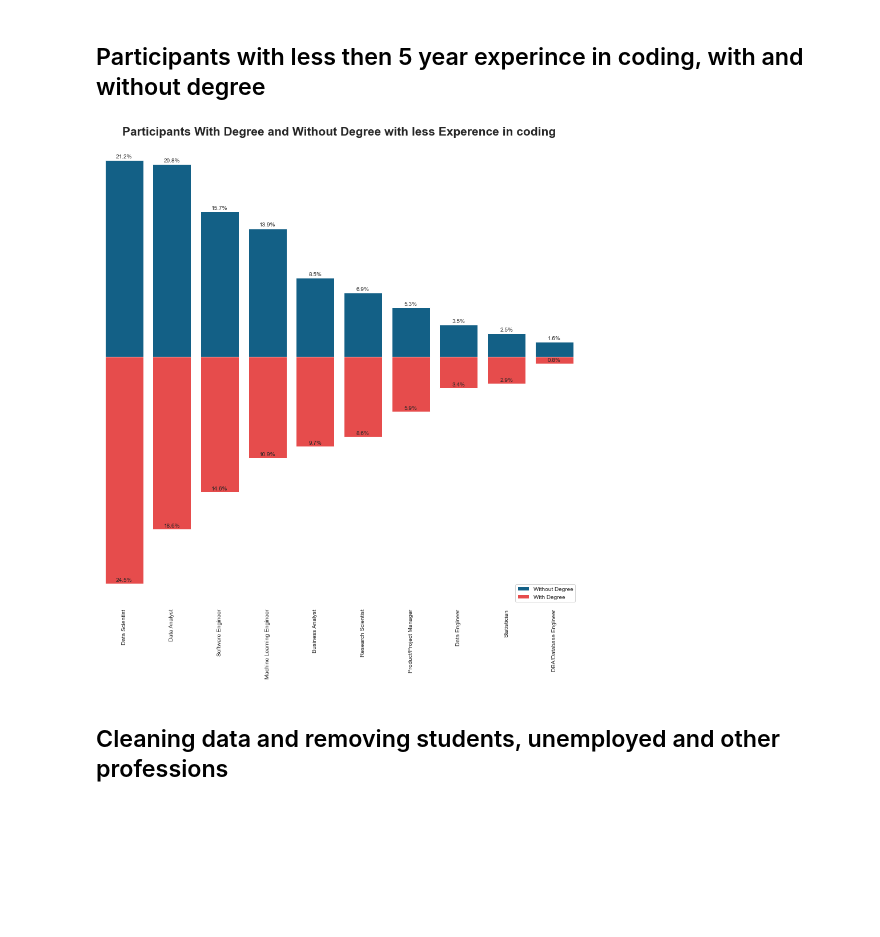
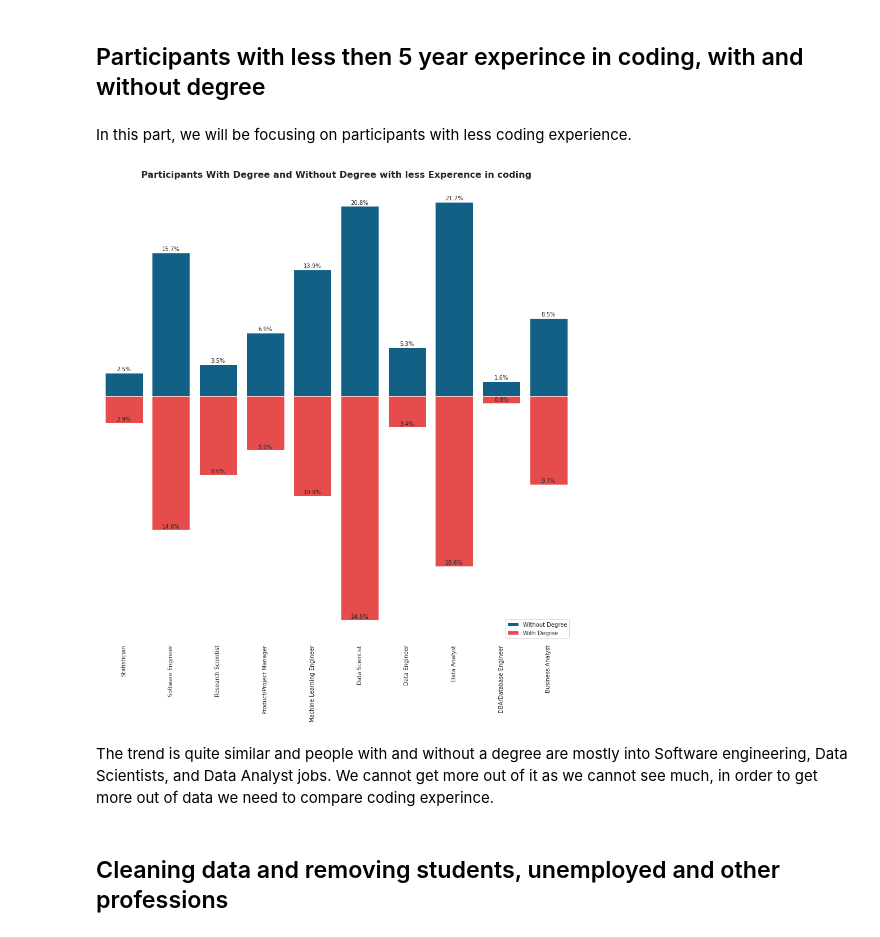
Before and after one commit to kingabzpro/Kaggle-competition-2020, a Jupyter notebook: university-degree-necessary-in-data-science.ipynb, the cells around one changed output. Drawn from its saved outputs; the diff is of its cells as text; code cells hidden in the pictures; blank space fills up the shorter version.

```diff
--- a/university-degree-necessary-in-data-science.ipynb
+++ b/university-degree-necessary-in-data-science.ipynb
@@ -260,14 +291,14 @@ for s in ['top', 'left', 'right', 'bottom']:
 # %%
 fig, ax = plt.subplots(1,1, figsize=(15,6))
 
-XP=Kaggle_NDegree.Q5.value_counts(normalize=True).sort_values(ascending=False).to_frame()
-XP1=Kaggle_WDegree.Q5.value_counts(normalize=True).sort_values(ascending=False).to_frame()
+XP=Kaggle_NDegree.Q5.value_counts(normalize=True).sort_index(ascending=False).to_frame()
+XP1=Kaggle_WDegree.Q5.value_counts(normalize=True).sort_index(ascending=False).to_frame()
 ax=sns.barplot(data=XP,y='Q5',x=XP.index,color="#006699",label='Without Degree')
 ax=sns.barplot(data=-XP1,y='Q5',x=XP1.index,color="#ff3333",label='With Degree')
 
 ax.set_ylabel('')
 ax.set_xlabel('')
-ax.set_title('Participants With Degree and Without Degree',fontsize=21, fontweight='bold')
+ax.set_title('Participants With Degree and Without Degree',fontsize=16, fontweight='bold')
 ax.set_xticklabels(ax.get_xticklabels(),rotation=90)
 for s in ['top', 'left', 'right', 'bottom']:
     ax.spines[s].set_visible(False)
@@ -309,8 +348,8 @@ ax1.set_yticks([]);
 # %%
 fig, ax = plt.subplots(1,1, figsize=(15,5))
-XP=Kaggle_NDegree.Q6.value_counts().sort_values(ascending=False).to_frame()
+XP=Kaggle_NDegree.Q6.value_counts().sort_index(ascending=False).to_frame()
 ax=sns.barplot(data=XP,x=XP.index,y='Q6',palette="mako")
-ax.set_title('Coding Experince',fontsize=21, fontweight='bold')
+ax.set_title('Coding Experince',fontsize=16, fontweight='bold')
 
 ax.set_xlabel('')
 ax.set_ylabel('Number of Particpents',fontsize=21)
@@ -323,4 +362,6 @@ for p in ax.patches:
                    textcoords = 'offset points')
 for s in ['top', 'left', 'right', 'bottom']:
     ax.spines[s].set_visible(False)
+
+ax.set_xticklabels(["I have never written code","<1 years","1-2 years","3-5 years","5-10 years","10-20 years","20+ years"],rotation=90);
 # %% [output]
@@ -327,0 +371,19 @@ for s in ['top', 'left', 'right', 'bottom']:
+# %%
+Y20=Kaggle_NDegree[(Kaggle_NDegree.Q6 == "20+ years")]
+
+fig, ax = plt.subplots(1,1, figsize=(15,6))
+XP=Y20.Q5.value_counts().sort_values(ascending=False).to_frame()
+ax=sns.barplot(data=XP,x=XP.index,y='Q5',palette="mako")
+ax.set_title('Current job with coding experience greater then 20 years',fontsize=16, fontweight='bold')
+
+ax.set_xlabel('Current role')
+ax.set_ylabel('Number of Particpents')
+ax.set_xticklabels(ax.get_xticklabels(),rotation=90)
+for p in ax.patches:
+    ax.annotate(format(p.get_height(), '1.0f'),
+                   (p.get_x() + p.get_width() / 2., p.get_height()),
+                   ha = 'center', va = 'center',
+                   xytext = (0, 9),
+                   textcoords = 'offset points')
+for s in ['top', 'left', 'right', 'bottom']:
+    ax.spines[s].set_visible(False)
@@ -362,14 +432,14 @@ Kaggle1=Kaggle1[(Kaggle1.Q6 != "1-2 years") &
               (Kaggle1.Q6 != "< 1 years") &
               (Kaggle1.Q6 != "3-5 years")&
               (Kaggle1.Q6 != "I have never written code")]
-XP=MostXP1.Q5.value_counts(normalize=True).sort_values(ascending=False).to_frame()
-XP1=Kaggle1.Q5.value_counts(normalize=True).sort_values(ascending=False).to_frame()
+XP=MostXP1.Q5.value_counts(normalize=True).sort_index(ascending=False).to_frame()
+XP1=Kaggle1.Q5.value_counts(normalize=True).sort_index(ascending=False).to_frame()
 ax=sns.barplot(data=XP,y='Q5',x=XP.index,color="#006699",label='Without Degree')
 ax=sns.barplot(data=-XP1,y='Q5',x=XP1.index,color="#ff3333",label='With Degree')
 
 ax.set_ylabel('')
 ax.set_xlabel('')
-ax.set_title('Participants more experience in Coding',fontsize=21, fontweight='bold')
+ax.set_title('Participants more experience in Coding',fontsize=16, fontweight='bold')
 ax.set_xticklabels(ax.get_xticklabels(),rotation=90)
 for s in ['top', 'left', 'right', 'bottom']:
     ax.spines[s].set_visible(False)
@@ -387,41 +459,45 @@ ax.legend(loc='lower right');
 # %% [markdown]
 ## Participants with less then 5 year experince in coding, with and without degree
+# %% [markdown]
+In this part, we will be focusing on participants with less coding experience.
 # %%
 fig, ax = plt.subplots(1,1, figsize=(15,15))
 Kaggle_NXP=Kaggle_NDegree[(Kaggle_NDegree.Q5 != "Student")&(Kaggle_NDegree.Q5 != "Other")&(Kaggle_NDegree.Q5 != "Currently not employed")]
 Kaggle_NXP=Kaggle_NXP[(Kaggle_NXP.Q6 == "1-2 years") |
               (Kaggle_NXP.Q6 == "< 1 years") |
               (Kaggle_NXP.Q6 == "3-5 years")|
               (Kaggle_NXP.Q6 == "I have never written code")]
 
 Kaggle_WXP=Kaggle_WDegree[(Kaggle_WDegree.Q5 != "Student")&(Kaggle_WDegree.Q5 != "Other")&(Kaggle_WDegree.Q5 != "Currently not employed")]
 Kaggle_WXP=Kaggle_WXP[(Kaggle_WXP.Q6 == "1-2 years") |
               (Kaggle_WXP.Q6 == "< 1 years") |
               (Kaggle_WXP.Q6 == "3-5 years")|
               (Kaggle_WXP.Q6 == "I have never written code")]
 
-XP=Kaggle_NXP.Q5.value_counts(normalize=True).sort_values(ascending=False).to_frame()
-XP1=Kaggle_WXP.Q5.value_counts(normalize=True).sort_values(ascending=False).to_frame()
+XP=Kaggle_NXP.Q5.value_counts(normalize=True).sort_index(ascending=False).to_frame()
+XP1=Kaggle_WXP.Q5.value_counts(normalize=True).sort_index(ascending=False).to_frame()
 ax=sns.barplot(data=XP,y='Q5',x=XP.index,color="#006699",label='Without Degree')
 ax=sns.barplot(data=-XP1,y='Q5',x=XP1.index,color="#ff3333",label='With Degree')
 
 ax.set_ylabel('')
 ax.set_xlabel('')
-ax.set_title('Participants With Degree and Without Degree with less Experence in coding',fontsize=21, fontweight='bold')
+ax.set_title('Participants With Degree and Without Degree with less Experence in coding',fontsize=16, fontweight='bold')
 ax.set_xticklabels(ax.get_xticklabels(),rotation=90)
 for s in ['top', 'left', 'right', 'bottom']:
     ax.spines[s].set_visible(False)
 #annotate
 for p in ax.patches:
     ax.annotate('{:.1f}%'.format(abs(100*p.get_height())),
                    (p.get_x() + p.get_width() / 2.,p.get_height()),
                    ha = 'center', va = 'center',
                    xytext = (0,6),
                    textcoords = 'offset points')
 ax.set_yticks([])
 ax.legend(loc='lower right');
 # %% [output]
-[figure, old version]
+[figure, new version]
+# %% [markdown]
+The trend is quite similar and people with and without a degree are mostly into Software engineering, Data Scientists, and Data Analyst jobs. We cannot get more out of it as we cannot see much, in order to get more out of data we need to compare coding experince.
 # %% [markdown]
 ## Cleaning data and removing students, unemployed and other professions
 # %%
```
Also changed, not shown: parts of 84 cells of this notebook, 2 other files.
